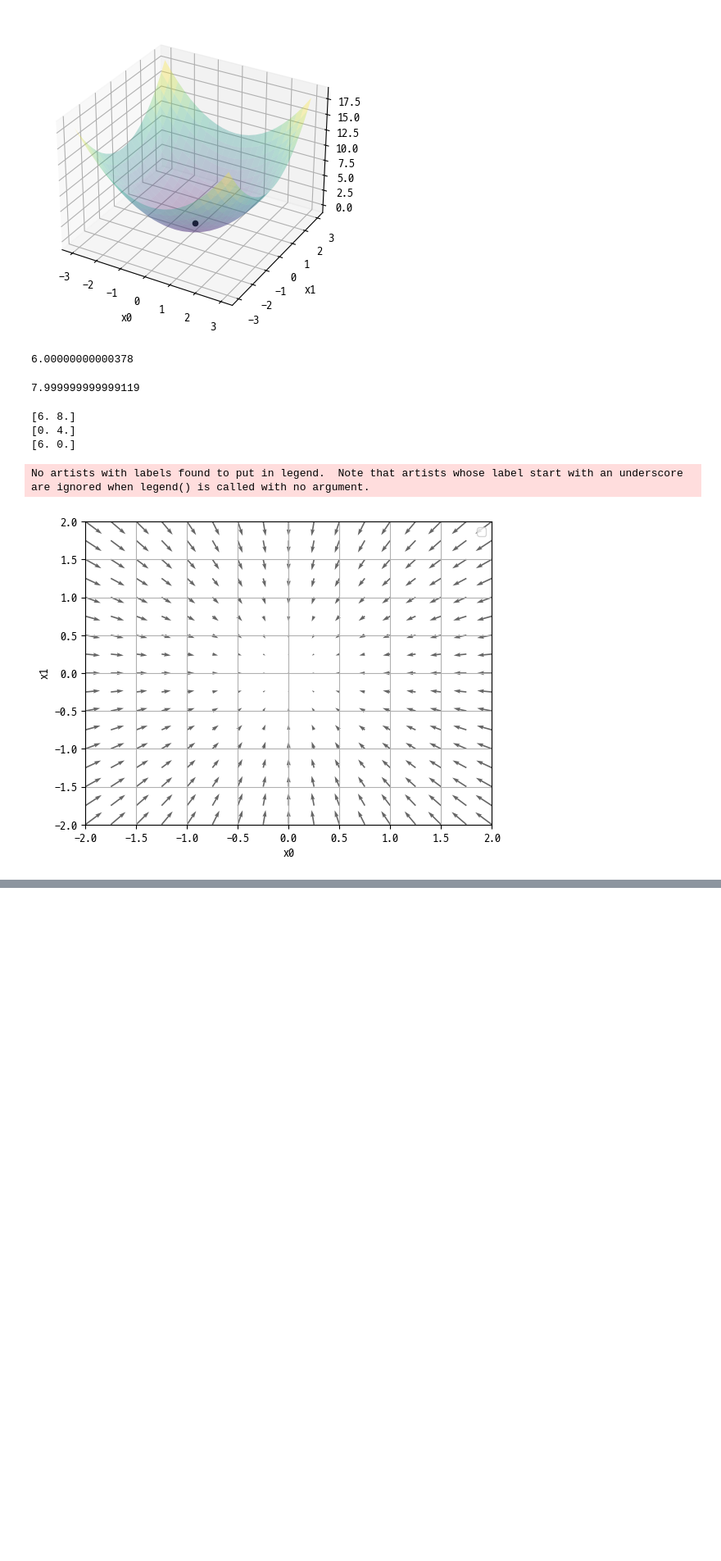
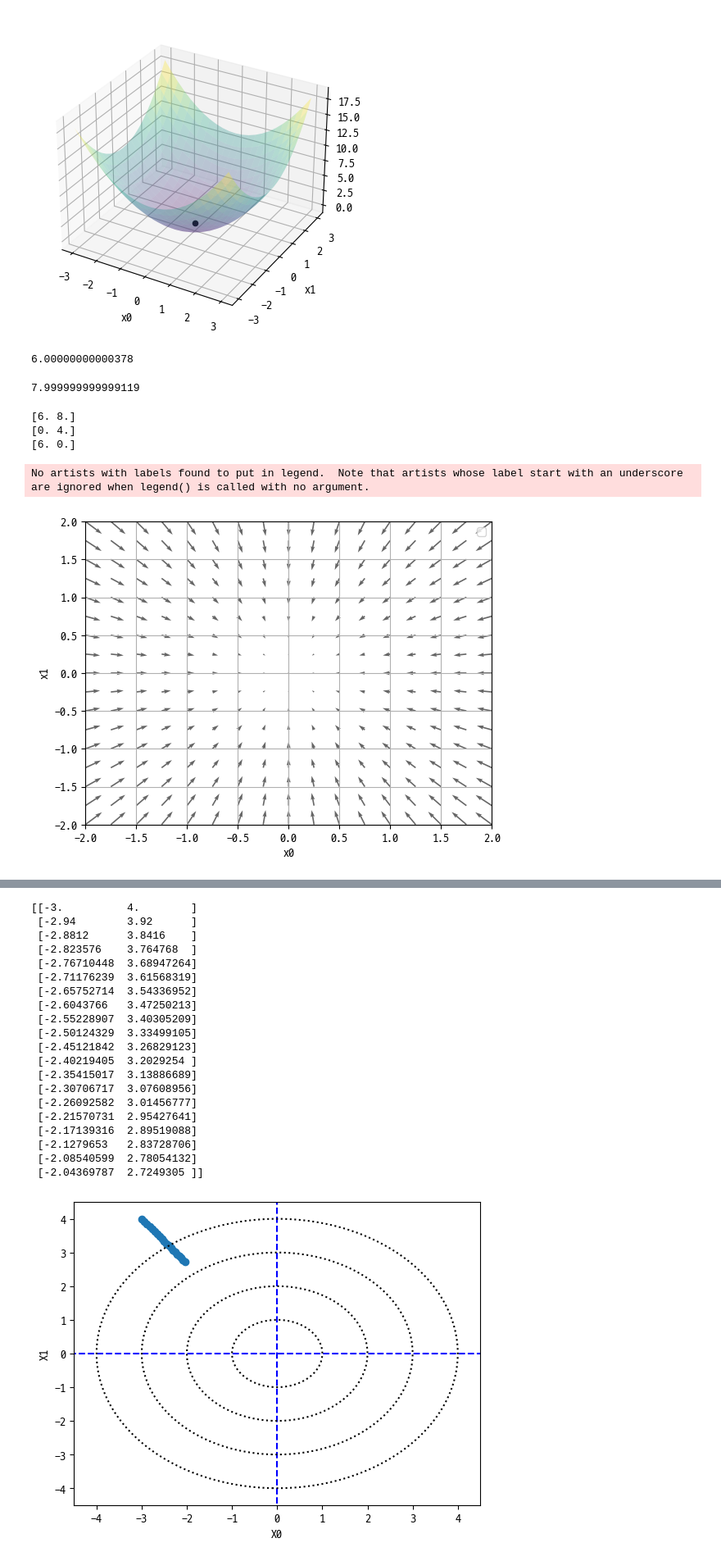
Before and after one commit to AnMyeongGyu/deep_learning_from_scratch, a Jupyter notebook: Chp4.ipynb, the cells around one changed output, grey strips where cells are left out. Shown at 82% size. Drawn from its saved outputs; the diff is of its cells as text; code cells hidden in the pictures; blank space fills up the shorter version.

```diff
--- a/Chp4.ipynb
+++ b/Chp4.ipynb
@@ -307,0 +456,70 @@ def gradient_descent(f, init_x, lr = 0.01, step_num = 100):
+# %%
+# lr= 1e-2, init_x = -3, 4
+import numpy as np
+import matplotlib.pylab as plt
+from gradient_2d import numerical_gradient
+
+
+def gradient_descent(f, init_x, lr=0.01, step_num=100):
+    x = init_x
+    x_history = []
+
+    for i in range(step_num):
+        x_history.append( x.copy() )
+
+        grad = numerical_gradient(f, x)
+        x -= lr * grad
+
+    return x, np.array(x_history)
+
+
+def function_2(x):
+    return x[0]**2 + x[1]**2
+
+init_x = np.array([-3.0, 4.0])
+
+lr = 1e-2
+step_num = 20
+x, x_history = gradient_descent(function_2, init_x, lr=lr, step_num=step_num)
+print(x_history)
+
+# make Contour Plot of f(x) = x0² + x1²
+plt.plot( [-5, 5], [0,0], '--b')
+plt.plot( [0,0], [-5, 5], '--b')
+plt.plot(x_history[:,0], x_history[:,1], 'o')
+
+x0 = np.linspace(-5, 5, 1000)
+x1 = np.linspace(-5, 5, 1000)
+x0, x1 = np.meshgrid(x0, x1)
+y = x0**2 + x1**2
+
+plt.contour(x0, x1, y, levels=[1,4,9,16], colors='k', linestyles='dotted')
+
+
+plt.xlim(-4.5, 4.5)
+plt.ylim(-4.5, 4.5)
+plt.xlabel("X0")
+plt.ylabel("X1")
+plt.show()
+# %% [output]
+[[-3.          4.        ]
+ [-2.94        3.92      ]
+ [-2.8812      3.8416    ]
+ [-2.823576    3.764768  ]
+ [-2.76710448  3.68947264]
+ [-2.71176239  3.61568319]
+ [-2.65752714  3.54336952]
+ [-2.6043766   3.47250213]
+ [-2.55228907  3.40305209]
+ [-2.50124329  3.33499105]
+ [-2.45121842  3.26829123]
+ [-2.40219405  3.2029254 ]
+ [-2.35415017  3.13886689]
+ [-2.30706717  3.07608956]
+ [-2.26092582  3.01456777]
+ [-2.21570731  2.95427641]
+ [-2.17139316  2.89519088]
+ [-2.1279653   2.83728706]
+ [-2.08540599  2.78054132]
+ [-2.04369787  2.7249305 ]]
+[figure, added]
```
Also changed, not shown: parts of 7 cells of this notebook, 11 other files.
